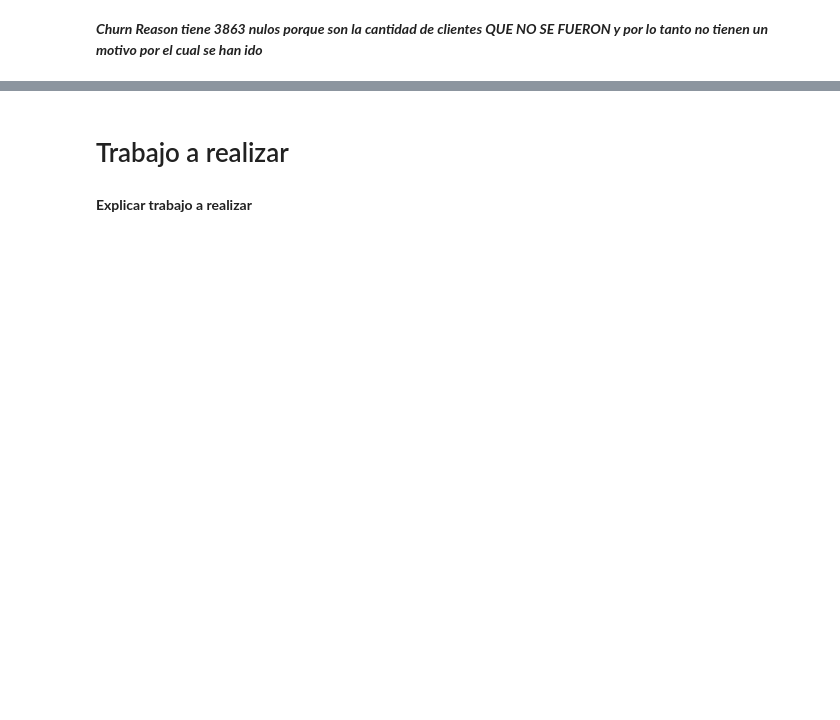
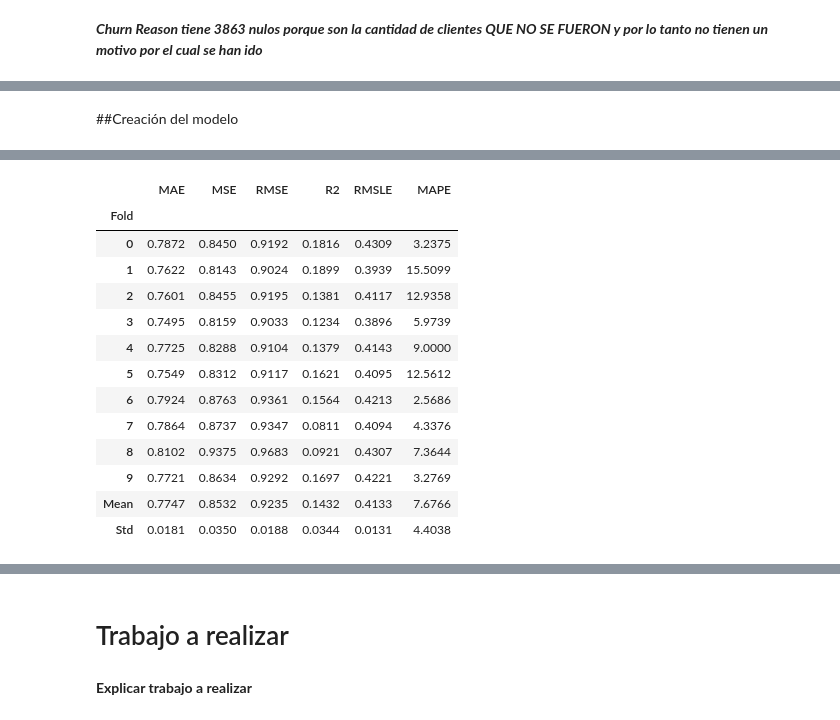
Before and after one commit to Marcelooyola/TrabojIntegrador, a Jupyter notebook: BA_Trabajo_Final_Abandono_Clientes.ipynb, the cells around one changed output, grey strips where cells are left out. Saved outputs shown, nothing was run; the diff lists cells and outputs as text; code cells hidden in the pictures; blank space fills up the shorter version.

```diff
--- a/BA_Trabajo_Final_Abandono_Clientes.ipynb
+++ b/BA_Trabajo_Final_Abandono_Clientes.ipynb
@@ -240,0 +528,5 @@ train.head()
+# %% [markdown]
+##Creación del modelo
+# %%
+modelo_01 = create_model('rf')
+# %% [output]
@@ -240,0 +534,14 @@ train.head()
+|  | MAE | MSE | RMSE | R2 | RMSLE | MAPE |
+| Fold |  |  |  |  |  |  |
+| 0 | 0.7872 | 0.8450 | 0.9192 | 0.1816 | 0.4309 | 3.2375 |
+| 1 | 0.7622 | 0.8143 | 0.9024 | 0.1899 | 0.3939 | 15.5099 |
+| 2 | 0.7601 | 0.8455 | 0.9195 | 0.1381 | 0.4117 | 12.9358 |
+| 3 | 0.7495 | 0.8159 | 0.9033 | 0.1234 | 0.3896 | 5.9739 |
+| 4 | 0.7725 | 0.8288 | 0.9104 | 0.1379 | 0.4143 | 9.0000 |
+| 5 | 0.7549 | 0.8312 | 0.9117 | 0.1621 | 0.4095 | 12.5612 |
+| 6 | 0.7924 | 0.8763 | 0.9361 | 0.1564 | 0.4213 | 2.5686 |
+| 7 | 0.7864 | 0.8737 | 0.9347 | 0.0811 | 0.4094 | 4.3376 |
+| 8 | 0.8102 | 0.9375 | 0.9683 | 0.0921 | 0.4307 | 7.3644 |
+| 9 | 0.7721 | 0.8634 | 0.9292 | 0.1697 | 0.4221 | 3.2769 |
+| Mean | 0.7747 | 0.8532 | 0.9235 | 0.1432 | 0.4133 | 7.6766 |
+| Std | 0.0181 | 0.0350 | 0.0188 | 0.0344 | 0.0131 | 4.4038 |
```
Also changed, not shown: parts of 37 cells of this notebook.
